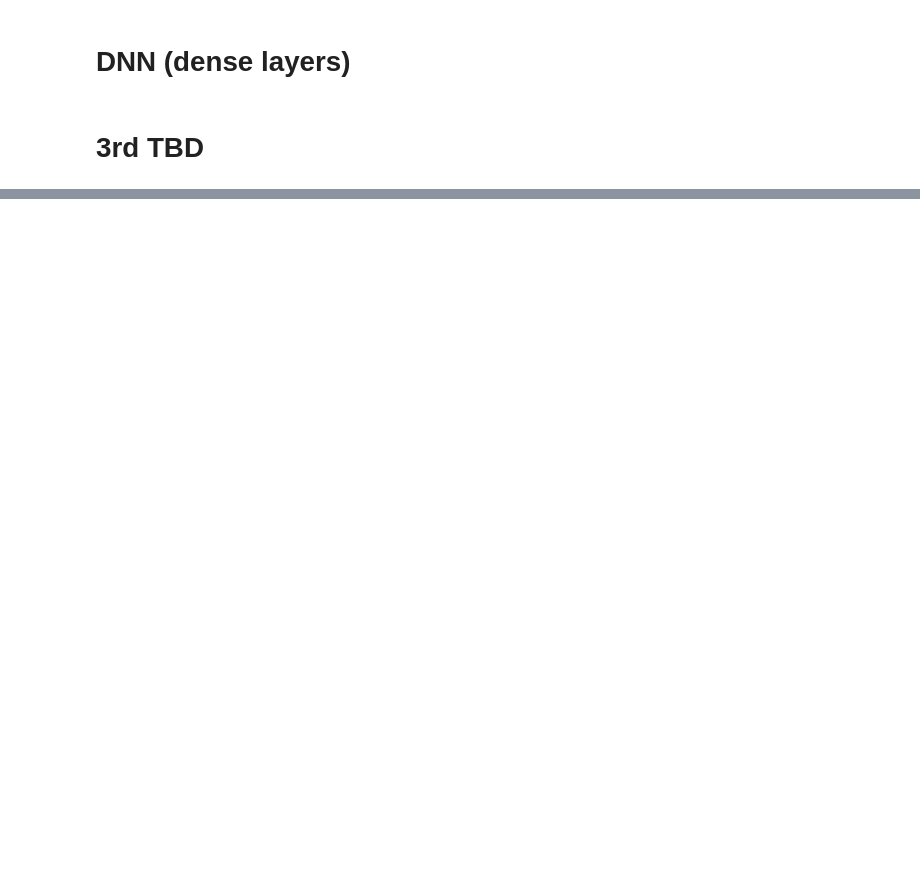
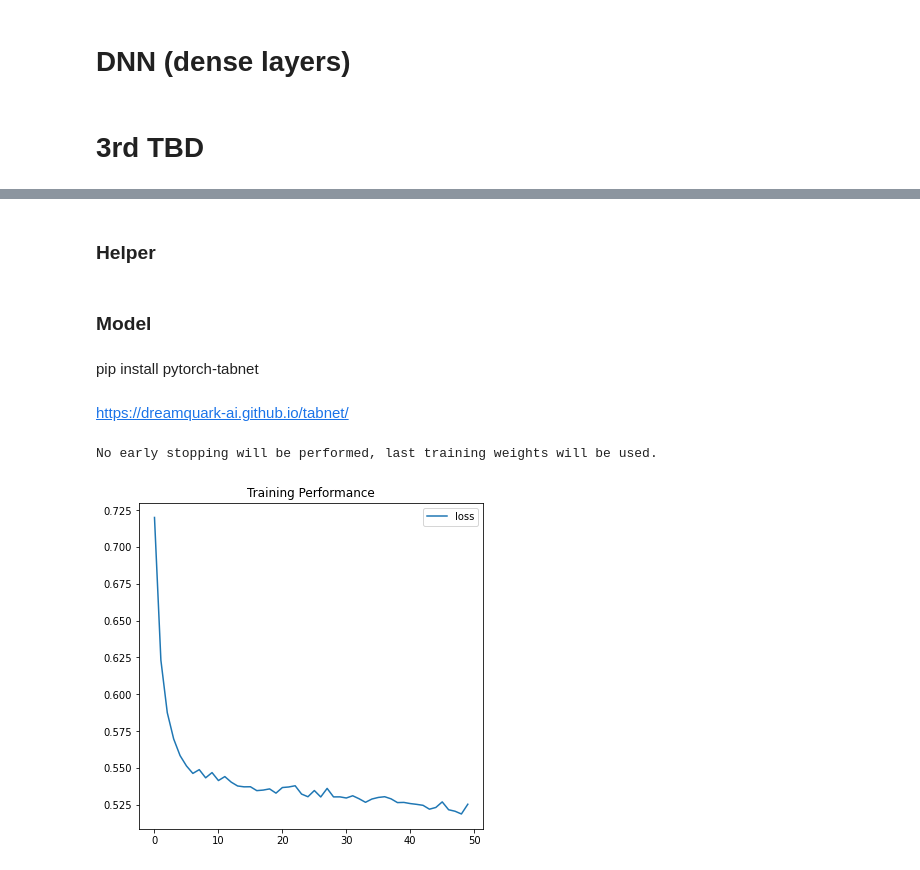
Before and after one commit to WilliamMa6984/LeagueOfLegendsWinPredictor, a Jupyter notebook: code.ipynb, the cells around one changed output, grey strips where cells are left out. Saved outputs shown, nothing was run; the diff lists cells and outputs as text; code cells hidden in the pictures; blank space fills up the shorter version.

Commit message:
fix wording + might use tabnet

```diff
--- a/code.ipynb
+++ b/code.ipynb
@@ -90,0 +137,29 @@ test_X = (test_X - mu) / sigma
+# %% [markdown]
+### Helper
+# %%
+def model_history(history):
+    fig = plt.figure(figsize=[21, 6])
+    ax = fig.add_subplot(1, 3, 1)
+    plt.plot(history.history['loss'], label='loss')
+    # plt.plot(history.history['accuracy'], label='accuracy')
+    # plt.plot(history.history['val_loss'], label='val_loss')
+    # plt.plot(history.history['val_accuracy'], label='val_accuracy')
+    ax.legend()
+    ax.set_title('Training Performance')
+# %% [markdown]
+### Model
+# %% [markdown]
+pip install pytorch-tabnet
+# %% [markdown]
+https://dreamquark-ai.github.io/tabnet/
+# %%
+from pytorch_tabnet.tab_model import TabNetClassifier
+
+classifier = TabNetClassifier(verbose=0,seed=42)
+classifier.fit(X_train=train_X, y_train=train_y,
+               patience=10, max_epochs=50,
+               eval_metric=['accuracy'])
+model_history(classifier.history)
+# %% [output]
+No early stopping will be performed, last training weights will be used.
+[figure, added]
```
Also changed, not shown: parts of 10 cells of this notebook, 1 other file.
